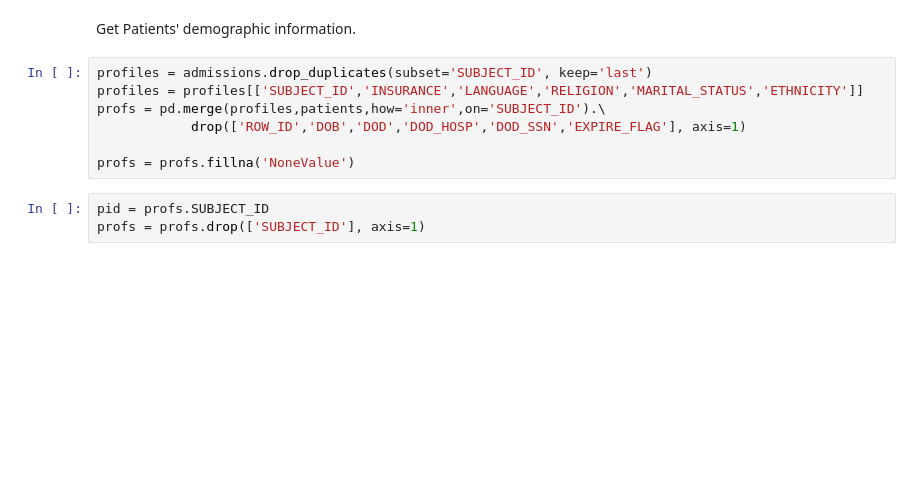
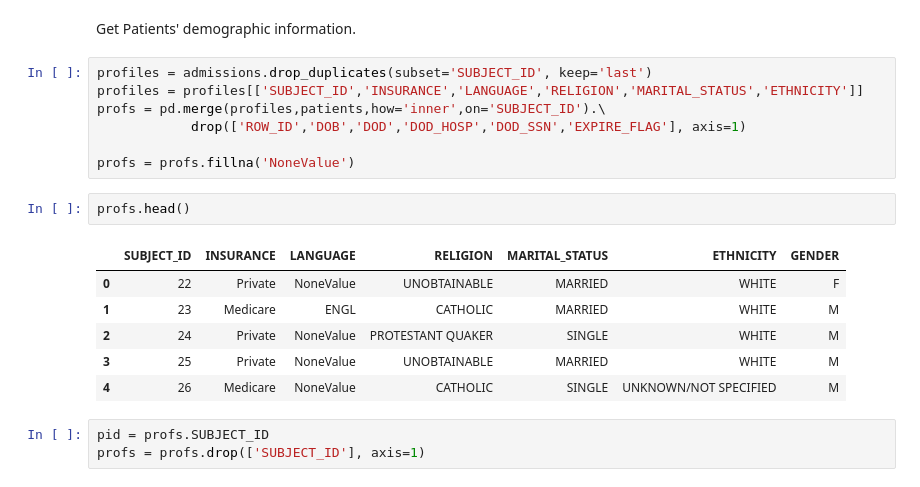
Before and after one commit to Xueping/Healthcare_Analytics, a Jupyter notebook: SKLearn_MIMI3.ipynb, the cells around one changed output. Saved outputs shown, nothing was run; the diff lists cells and outputs as text; blank space fills up the shorter version.

```diff
--- a/SKLearn_MIMI3.ipynb
+++ b/SKLearn_MIMI3.ipynb
@@ -38,6 +108,15 @@ profs = pd.merge(profiles,patients,how='inner',on='SUBJECT_ID').\
             drop(['ROW_ID','DOB','DOD','DOD_HOSP','DOD_SSN','EXPIRE_FLAG'], axis=1)
 
 profs = profs.fillna('NoneValue')
+# %%
+profs.head()
+# %% [output]
+|  | SUBJECT_ID | INSURANCE | LANGUAGE | RELIGION | MARITAL_STATUS | ETHNICITY | GENDER |
+| 0 | 22 | Private | NoneValue | UNOBTAINABLE | MARRIED | WHITE | F |
+| 1 | 23 | Medicare | ENGL | CATHOLIC | MARRIED | WHITE | M |
+| 2 | 24 | Private | NoneValue | PROTESTANT QUAKER | SINGLE | WHITE | M |
+| 3 | 25 | Private | NoneValue | UNOBTAINABLE | MARRIED | WHITE | M |
+| 4 | 26 | Medicare | NoneValue | CATHOLIC | SINGLE | UNKNOWN/NOT SPECIFIED | M |
 # %%
 pid = profs.SUBJECT_ID
 profs = profs.drop(['SUBJECT_ID'], axis=1)
```
Also changed, not shown: parts of 14 cells of this notebook, 7 other files.
